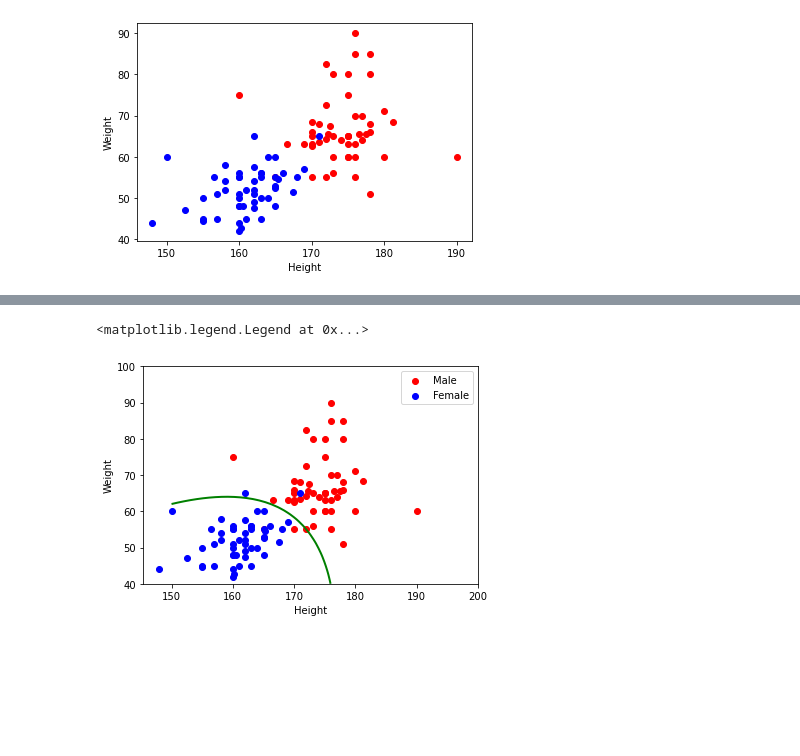
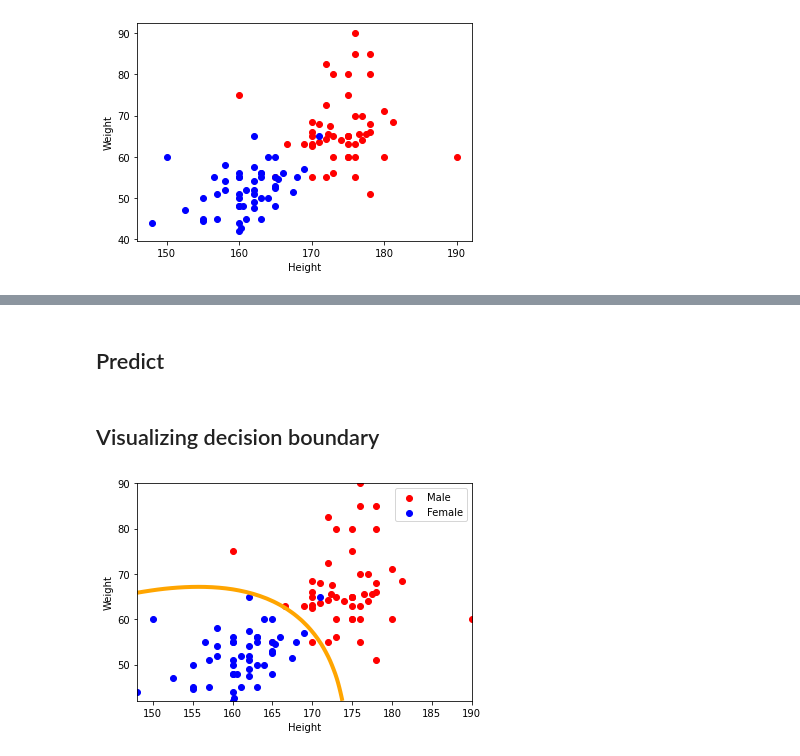
Before and after one commit to Psiphonc/ml-lecture-hdu, a Jupyter notebook: hw2-bayes-classifier/solution.ipynb, the cells around one changed output, grey strips where cells are left out. Cells and saved outputs as stored; diff of their text form; code cells hidden in the pictures; blank space fills up the shorter version.

```diff
--- a/hw2-bayes-classifier/solution.ipynb
+++ b/hw2-bayes-classifier/solution.ipynb
@@ -69,26 +51,44 @@ def predict(x, mean_male, mean_female, sig_male, sig_female, P_male, P_famale):
+# %%
+male_height_mean, male_weight_mean, cov_male = calc_param(male)
+female_height_mean, female_weight_mean, cov_female = calc_param(female)
+mean_male = np.array([male_height_mean, male_weight_mean]).reshape(-1,1)
+mean_female = np.array([female_height_mean, female_weight_mean]).reshape(-1,1)
+
+prior_male = len(male)/(len(male) + len(female))
+prior_female = 1 - prior_male
+# %% [markdown]
+## Predict
+# %%
+def multivar_guassian(x, mean, cov):
+  return np.exp(-0.5 * (np.dot(np.dot((x - mean).T,np.linalg.inv(cov)), x - mean))) / ((2 * np.pi) * np.sqrt(np.linalg.det(cov)))
+
+def pred(x, sex):
+  if sex.lower() == 'male':
+    return multivar_guassian(x,mean_male, cov_male) * prior_male / (multivar_guassian(x, mean_male, cov_male) * prior_male + multivar_guassian(x, mean_female, cov_female) * prior_female)
+  elif sex.lower() == 'female':
+    return multivar_guassian(x,mean_female, cov_female) * prior_female / (multivar_guassian(x, mean_male, cov_male) * prior_male + multivar_guassian(x, mean_female, cov_female) * prior_female)
+# %% [markdown]
+## Visualizing decision boundary
 # %%
-prior_male = len(male)/(len(male) + len(female))
-prior_female = 1 - prior_male
-mean_male = np.array([male_height_mean, male_weight_mean]).reshape(-1,1)
-mean_female = np.array([female_height_mean, female_weight_mean]).reshape(-1,1)
+def plot_data(prediction, male, female):
+  sample_height = np.linspace(np.min(female[:,0]),np.max(male[:,0]),50)
+  sample_weight = np.linspace(np.min(female[:,1]),np.max(male[:,1]),50)
 
-sample_height = np.linspace(150,200,50) # 构建50*50的一个待检测区域
-sample_weight = np.linspace(40,100,50)
+  sample_pred = np.zeros((50, 50))
 
-sample = np.zeros((50, 50))
+  for i in range(50):
+    for j in range(50):
+      x = np.array([sample_height[i],sample_weight[j]]).reshape(-1,1)
+      sample_pred[i,j] = prediction(x)
 
-for i in range(50):
-  for j in range(50):
-    x = np.array([sample_height[i],sample_weight[j]]).reshape(-1,1)
-    sample[i,j] = predict(x,mean_male,mean_female,cov_male,cov_female,prior_male,prior_female)
+  # 把预测值为0的线画出来作为边界
+  plt.contour(sample_height, sample_weight, sample_pred, 0, colors = 'orange', linewidths=4)
+  plt.xlabel('Height')
+  plt.ylabel('Weight')
+  plt.scatter(x=male[:,0], y=male[:,1], c={'red':'Male'})
+  plt.scatter(x=female[:,0], y=female[:,1], c={'blue':'Female'})
+  plt.legend(['Male', 'Female'])
 
-plt.contour(sample_height, sample_weight, sample, 0, colors = 'green',linewidths=2)
-# 画待区分的点
-plt.xlabel('Height')
-plt.ylabel('Weight')
-plt.scatter(x=male[:,0],y=male[:,1], c={'red':'Male'})
-plt.scatter(x=female[:,0],y=female[:,1],  c={'blue':'Female'})
-plt.legend(['Male','Female'])
+plot_data(lambda x : pred(x, 'male') - pred(x, 'female'), male, female) # 若男的概率>女则为男
 # %% [output]
-<matplotlib.legend.Legend at 0x...>
-[figure, old version]
+[figure, new version]
```
Also changed, not shown: parts of 12 cells of this notebook.
